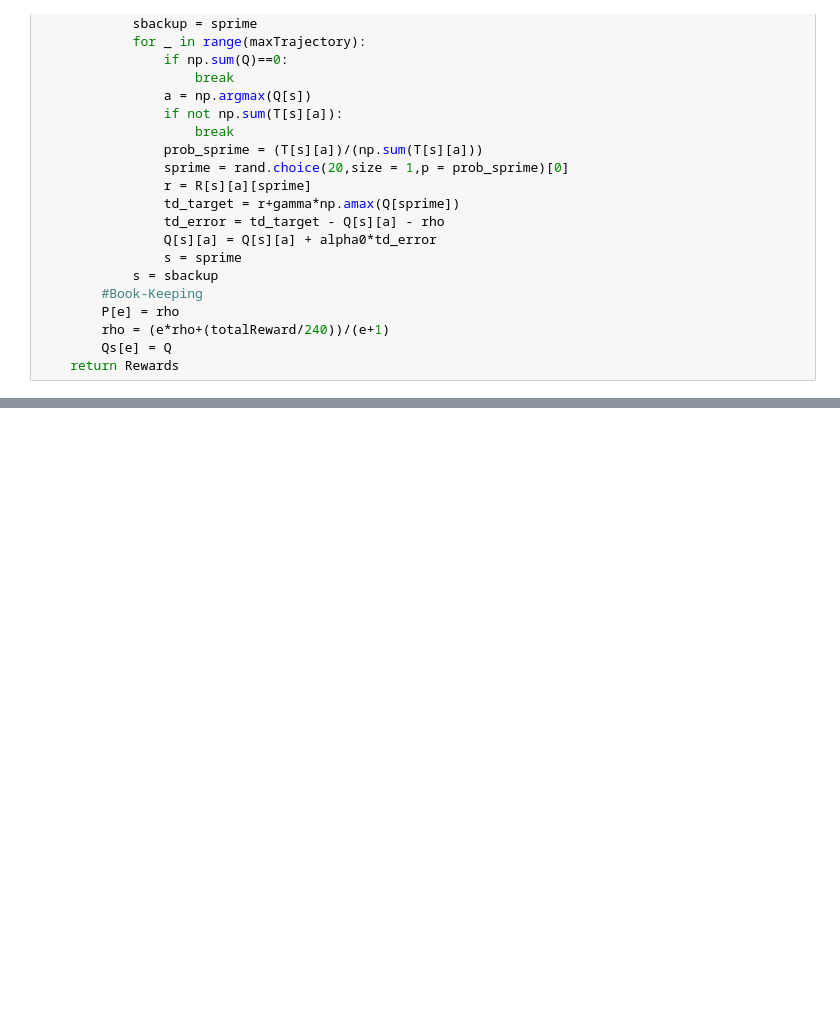
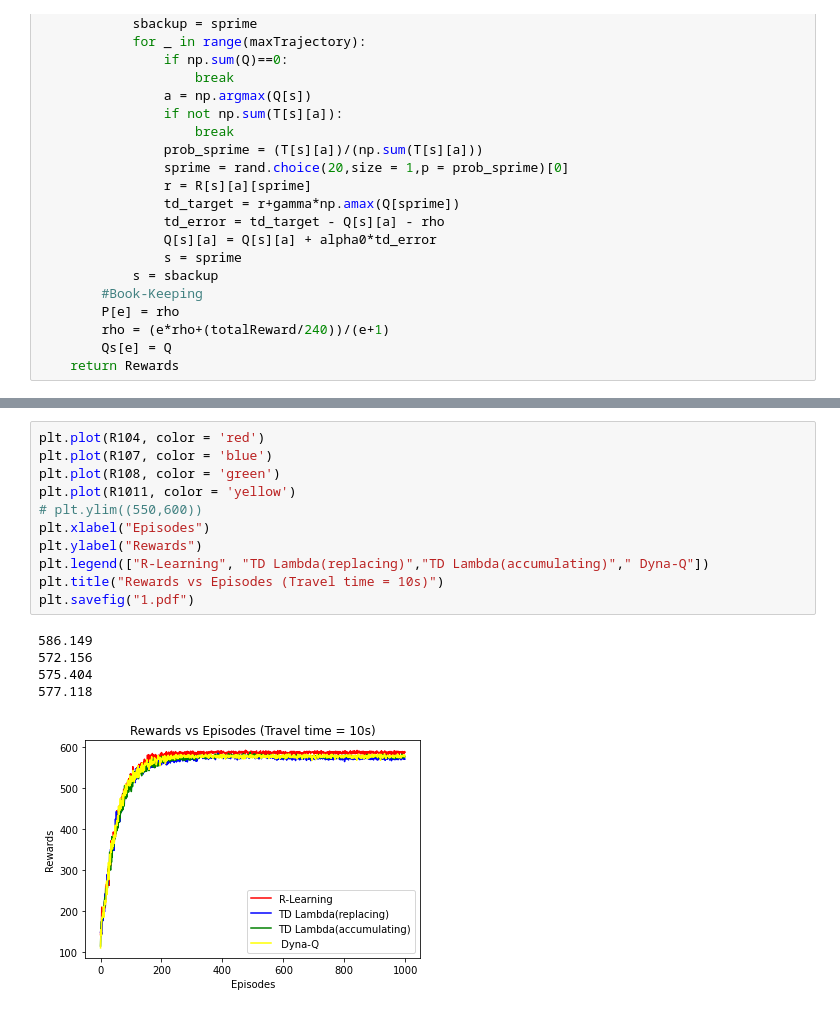
Before and after one commit to neel-singhania/Foraging_DRL_Project, a Jupyter notebook: Untitled.ipynb, the cells around one changed output, grey strips where cells are left out. Cells and saved outputs as stored; diff of their text form; blank space fills up the shorter version.

```diff
--- a/Untitled.ipynb
+++ b/Untitled.ipynb
@@ -1001,0 +1086,17 @@ plt.plot(R1014,color = 'blue')
+# %%
+plt.plot(R104, color = 'red')
+plt.plot(R107, color = 'blue')
+plt.plot(R108, color = 'green')
+plt.plot(R1011, color = 'yellow')
+# plt.ylim((550,600))
+plt.xlabel("Episodes")
+plt.ylabel("Rewards")
+plt.legend(["R-Learning", "TD Lambda(replacing)","TD Lambda(accumulating)"," Dyna-Q"])
+plt.title("Rewards vs Episodes (Travel time = 10s)")
+plt.savefig("1.pdf")
+# %% [output]
+586.149
+572.156
+575.404
+577.118
+[figure, added]
```
Also changed, not shown: parts of 13 cells of this notebook, 1 other file.
